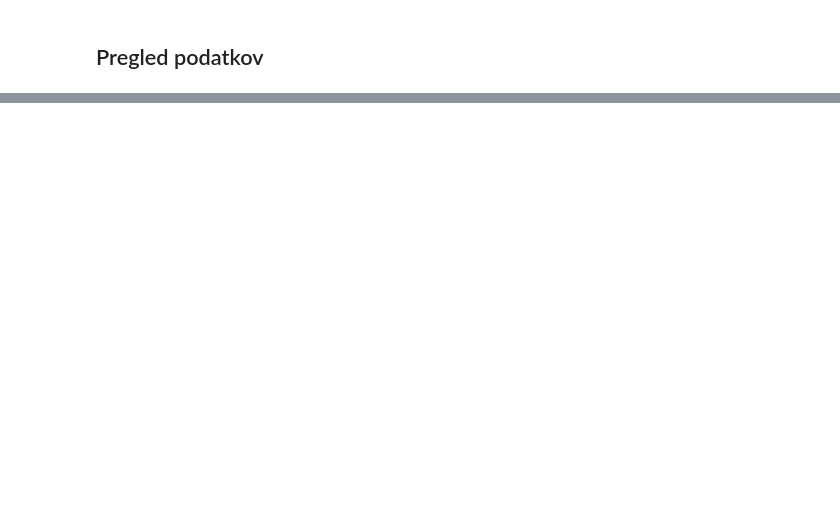
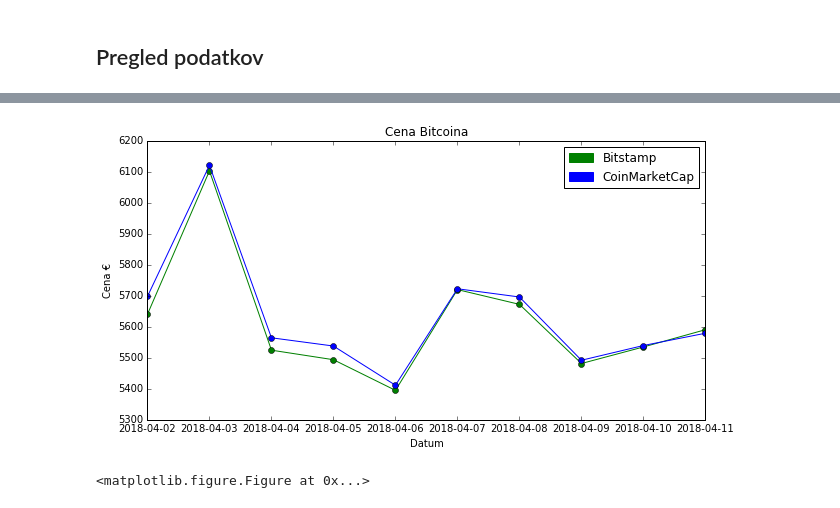
Before and after one commit to zl8252/PR18zl, a Jupyter notebook: report.ipynb, the cells around one changed output, grey strips where cells are left out. Drawn from its saved outputs; the diff is of its cells as text; code cells hidden in the pictures; blank space fills up the shorter version.

```diff
--- a/report.ipynb
+++ b/report.ipynb
@@ -82,0 +217,36 @@ Ugotovil sem da na /r/btcNews skoraj nihče ne komentira. Ta subreddit bom zarad
+# %%
+fig, ax = plt.subplots()
+
+x_es = list(range(len(dd_dates)))
+x_ticks = dd_dates
+
+fig.set_size_inches(10,5)
+
+# bitstamp
+bitstamp_color = "green"
+plt.plot(x_es, bitstamp_prices,
+         linestyle='-',marker="o",
+         color=bitstamp_color)
+bitstamp_patch = mpatches.Patch(color=bitstamp_color, label='Bitstamp')
+
+# coinmarketcap
+coinmarketcap_color = "blue"
+plt.plot(x_es, coinmarketcap_prices,
+         linestyle='-',marker="o",
+        color=coinmarketcap_color)
+coinmarketcap_patch = mpatches.Patch(color=coinmarketcap_color, label='CoinMarketCap')
+
+plt.title("Cena Bitcoina")
+
+plt.legend(handles=[bitstamp_patch, coinmarketcap_patch])
+
+plt.ylabel("Cena €")
+plt.xlabel("Datum")
+
+plt.xticks(x_es, x_ticks)
+
+plt.show()
+plt.draw()
+# %% [output]
+[figure, added]
+<matplotlib.figure.Figure at 0x...>
```
Also changed, not shown: parts of 34 cells of this notebook, 2 other files.
